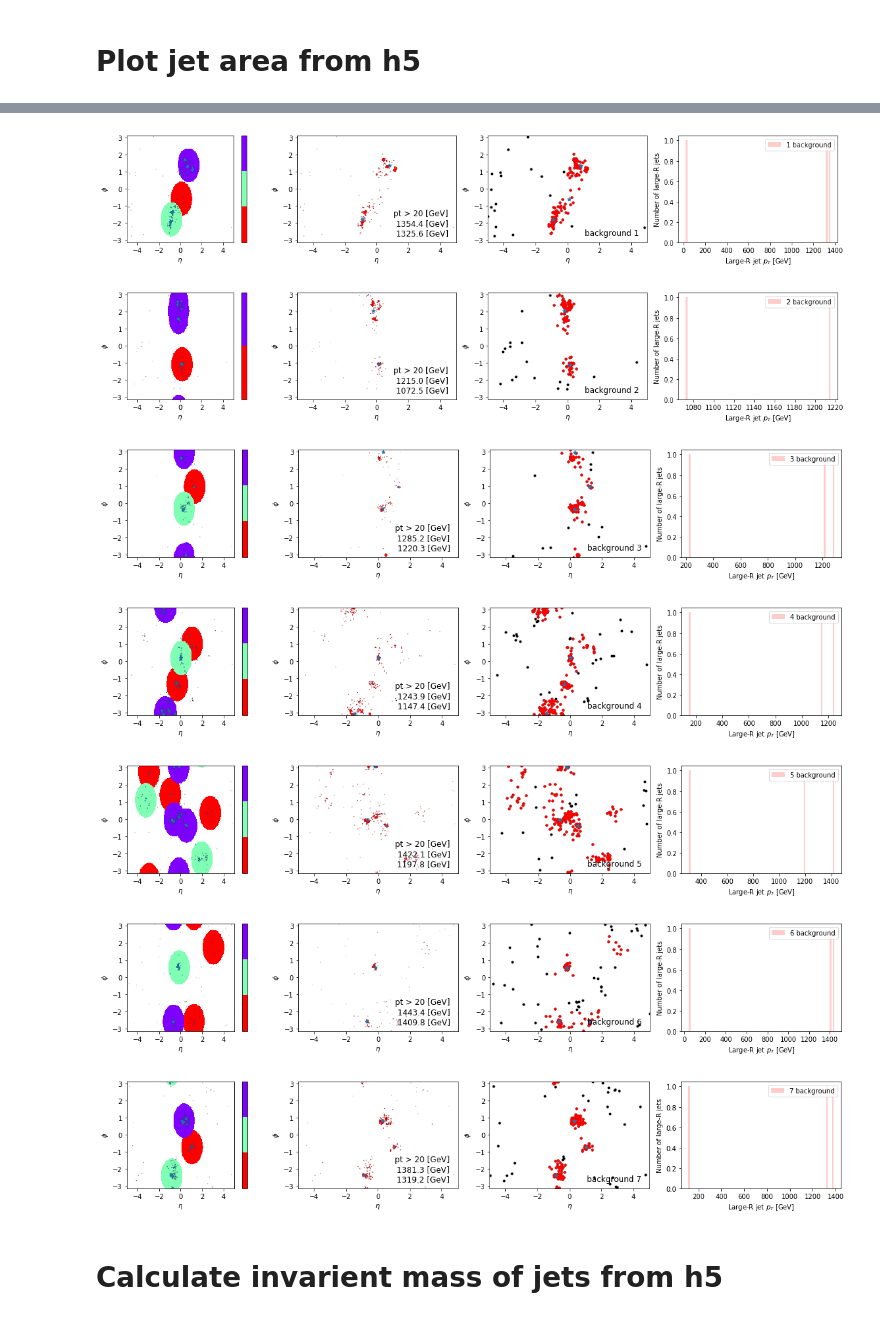
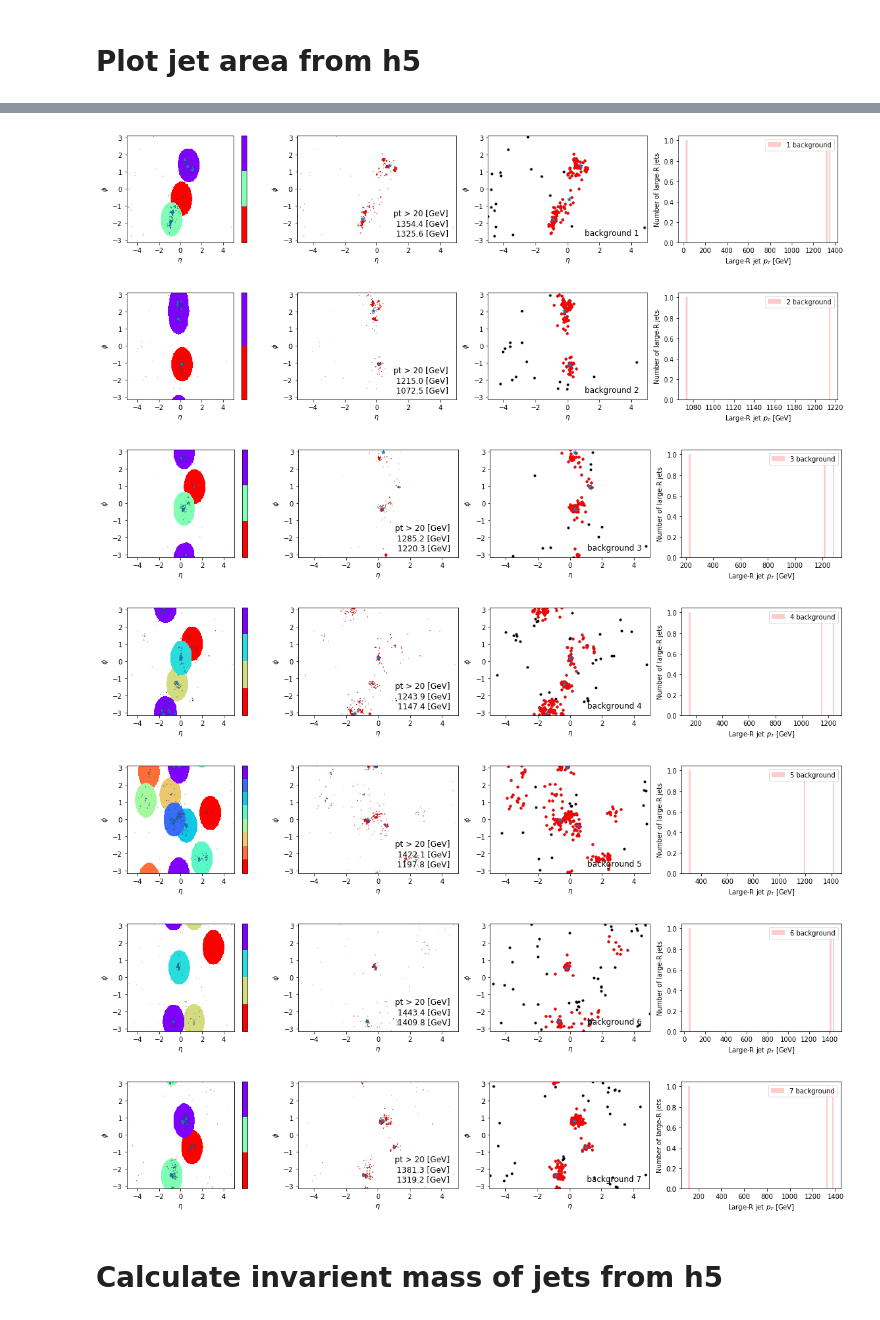
Before and after one commit to chnzhangrui/LHCOlympics2020, a Jupyter notebook: notebook/LHCOlympics2020_pyjetexample.ipynb, the cells around one changed output, grey strips where cells are left out. Drawn from its saved outputs; the diff is of its cells as text; code cells hidden in the pictures.

Commit message:
Extend number of colours in jet area plot

```diff
--- a/notebook/LHCOlympics2020_pyjetexample.ipynb
+++ b/notebook/LHCOlympics2020_pyjetexample.ipynb
@@ -295,10 +295,8 @@ def plot_jet_area(largeRjets, hadrons, hadrons_ghosts):
     for ijet, jet in enumerate(np.unique(hadrons_ghosts['mass'])):
         jetarea, _, _ = np.histogram2d(hadrons_ghosts['eta'].where(hadrons_ghosts['mass'] == jet), hadrons_ghosts['phi'].where(hadrons_ghosts['mass'] == jet), bins=(eta_edges, phi_edges))
         area += (jetarea > 0) * (1 - jet)
-
-
     # pick a different color for each jet
-    colors = cm.rainbow(np.linspace(0, 1, int(len(largeRjets)/4)))
+    colors = cm.rainbow(np.linspace(0, 1, ijet+1))
     cmap = LinearSegmentedColormap.from_list('cmap', colors, len(colors))
     # plot all areas
     plt.imshow(np.ma.masked_where(area == 0, area).T, cmap=cmap,
@@ -352,7 +350,6 @@ def plot_jet_area(largeRjets, hadrons, hadrons_ghosts):
     plt.ylabel('Number of large-R jets')
     plt.legend(loc='upper right')
 # %%
-H5output = '../h5files/'
 for mytype in ['background']:
     hadrons = readHadrons(mytype = mytype)
     hadron_ghosts = readHadrons(mytype = mytype, filename = 'hadron_ghost.h5')
@@ -370,7 +367,7 @@ for mytype in ['background']:
             hadron_ghost_perevent = next(hadron_ghosts)
         except StopIteration:
             continue
-
+#         if ievt != 4: continue
         hadron_perevent = hadron_perevent.T
         hadron_ghost_perevent = hadron_ghost_perevent.T
         jets_perevent = jets_perevent.iloc[jets_perevent.nonzero()[0]]
@@ -379,10 +384,10 @@ for mytype in ['background']:
 [figure]
 [figure]
 [figure]
 [figure]
-[figure, old version]
+[figure, new version]
-[figure, old version]
+[figure, new version]
-[figure, old version]
+[figure, new version]
 [figure]
 # %% [markdown]
 # Calculate invarient mass of jets from h5
```
Also changed, not shown: parts of 1 cell of this notebook.
